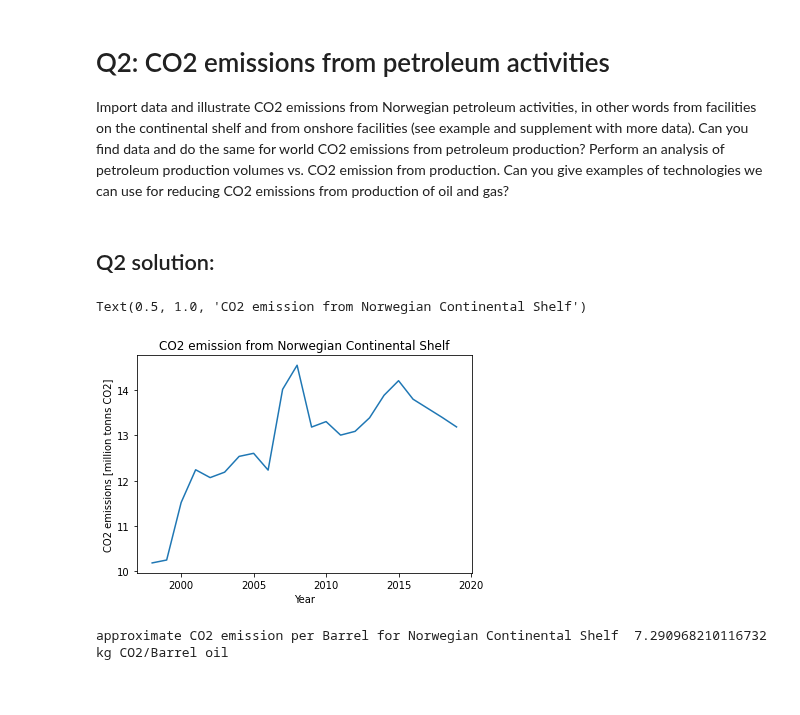
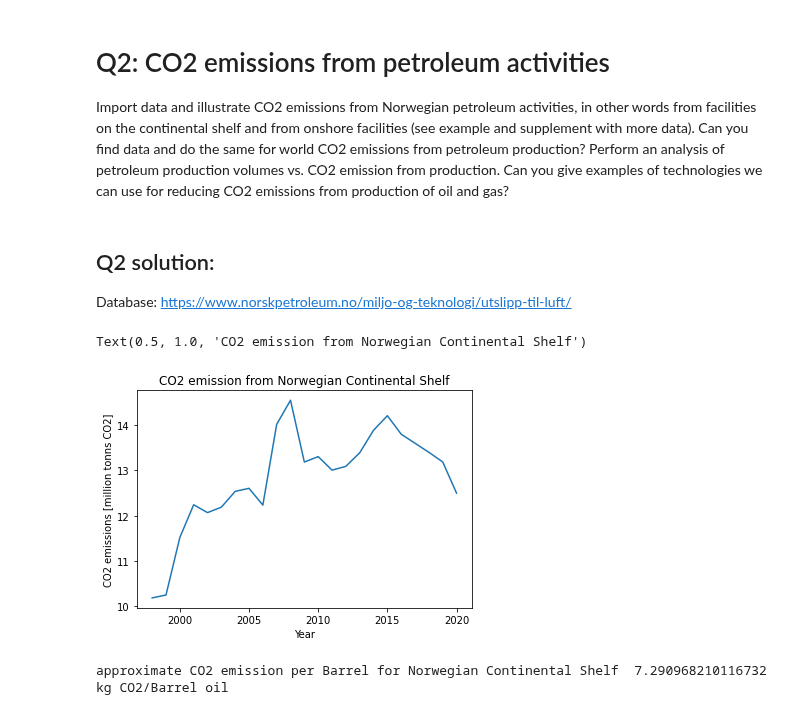
Before and after one commit to EvenSol/NeqSim-Colab, a Jupyter notebook: gasvaluechain/energystatistics.ipynb, the cells around one changed output. Drawn from its saved outputs; the diff is of its cells as text; code cells hidden in the pictures.

```diff
--- a/gasvaluechain/energystatistics.ipynb
+++ b/gasvaluechain/energystatistics.ipynb
@@ -138,24 +138,27 @@ Text(0.5, 1.0, 'World Petroleum Production')
 # %% [markdown]
 # Q2: CO2 emissions from petroleum activities
 Import data and illustrate CO2 emissions from Norwegian petroleum activities, in other words from facilities on the continental shelf and from onshore facilities (see example and supplement with more data). Can you find data and do the same for world CO2 emissions from petroleum production? Perform an analysis of petroleum production volumes vs. CO2 emission from production. Can you give examples of technologies we can use for reducing CO2 emissions from production of oil and gas?
-# %% [markdown]
-## Q2 solution:
+# %% [markdown]
+## Q2 solution:
+
+Database:
+https://www.norskpetroleum.no/miljo-og-teknologi/utslipp-til-luft/
 # %%
 import pandas as pd
 import matplotlib.pyplot as plt
 %matplotlib inline
-url="https://www.norskpetroleum.no/wp-content/uploads/17-Klimagassutslipp-historie-prognose-stolpedia-14052019-2.xlsx"
+url="https://www.norskpetroleum.no/wp-content/uploads/17-Klimagassutslipp-historie-prognose-stolpedia-22062121.xlsx"
 xls = pd.ExcelFile(url)
 data = xls.parse('Fig-data', parse_cols = "B", skiprows = 22)
 CO2data2 = data.rename(columns={"Unnamed: 1": "Year", "Emissions CO₂ equivalents ": "CO2 emissions"})
 
 plt.plot( 'Year', 'CO2 emissions', data=CO2data2)
 plt.ylabel('CO2 emissions [million tonns CO2]')
 plt.xlabel('Year')
 plt.title("CO2 emission from Norwegian Continental Shelf")
 # %% [output]
 Text(0.5, 1.0, 'CO2 emission from Norwegian Continental Shelf')
-[figure, old version]
+[figure, new version]
 # %%
 CO2Emissions2019 = 13.2 #mill tonns CO2 / year
 production2019 = 215.88 # MSm3oe/year
```
Also changed, not shown: parts of 5 cells of this notebook.
